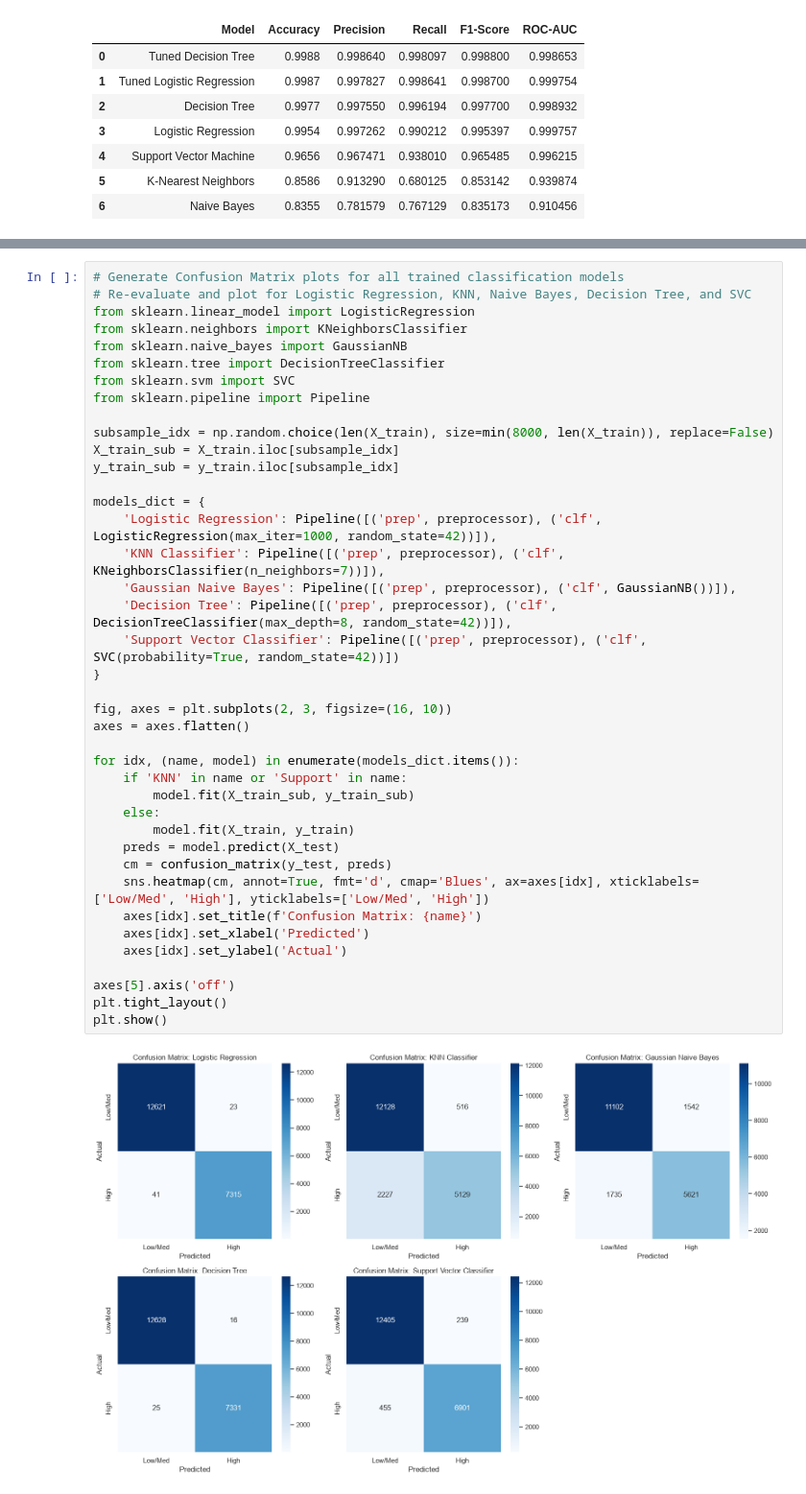
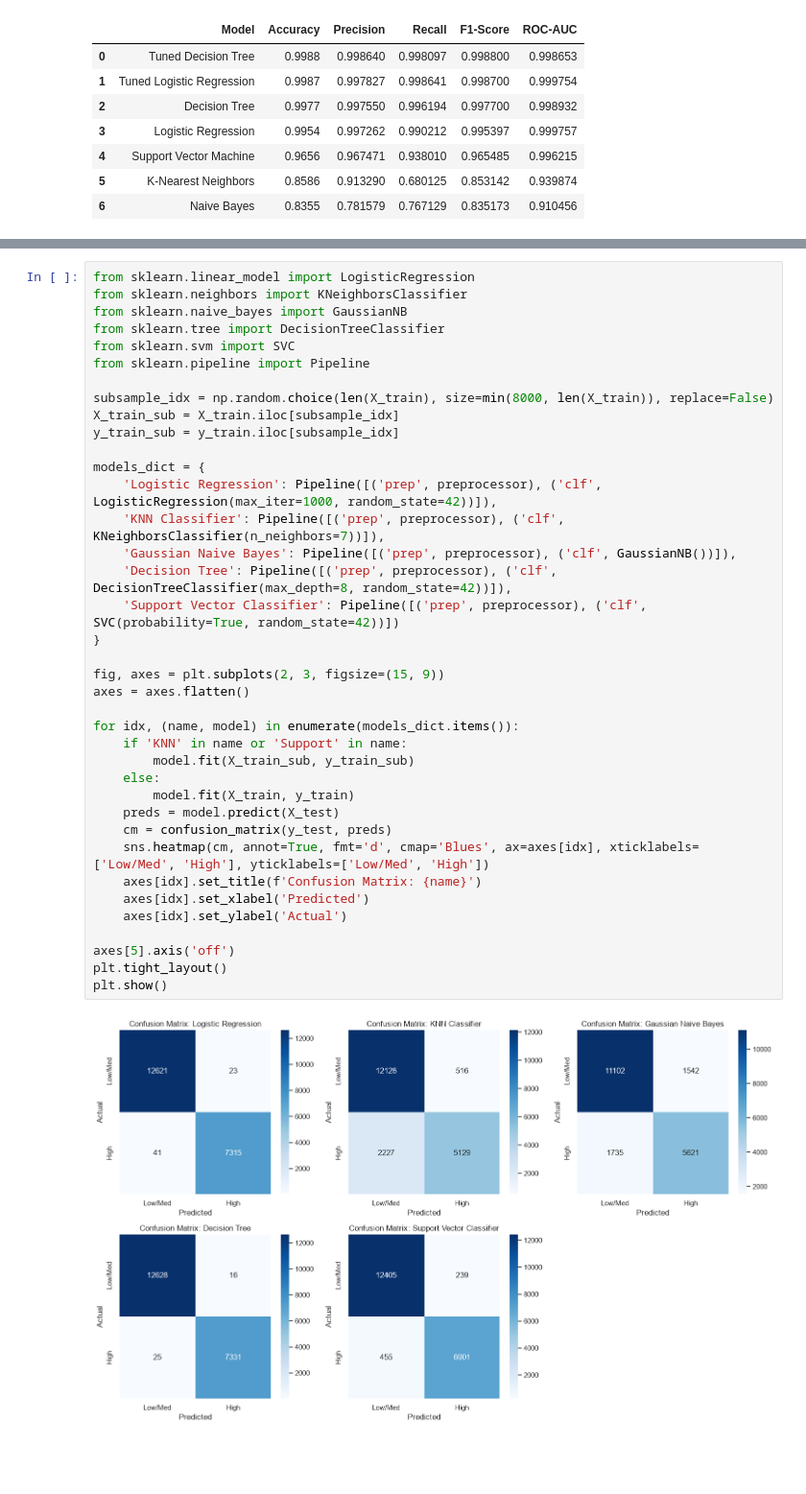
Before and after one commit to hemu1196/Healthcare-Insurance-Cost-Prediction, a Jupyter notebook: notebooks/classification.ipynb, the cells around one changed output, grey strips where cells are left out. Shown at 96% size. Drawn from its saved outputs; the diff is of its cells as text; blank space fills up the shorter version.

```diff
--- a/notebooks/classification.ipynb
+++ b/notebooks/classification.ipynb
@@ -105,6 +104,4 @@ df_results
 # %%
-# Generate Confusion Matrix plots for all trained classification models
-# Re-evaluate and plot for Logistic Regression, KNN, Naive Bayes, Decision Tree, and SVC
 from sklearn.linear_model import LogisticRegression
 from sklearn.neighbors import KNeighborsClassifier
 from sklearn.naive_bayes import GaussianNB
@@ -115,32 +112,32 @@ from sklearn.pipeline import Pipeline
 subsample_idx = np.random.choice(len(X_train), size=min(8000, len(X_train)), replace=False)
 X_train_sub = X_train.iloc[subsample_idx]
 y_train_sub = y_train.iloc[subsample_idx]
 
 models_dict = {
     'Logistic Regression': Pipeline([('prep', preprocessor), ('clf', LogisticRegression(max_iter=1000, random_state=42))]),
     'KNN Classifier': Pipeline([('prep', preprocessor), ('clf', KNeighborsClassifier(n_neighbors=7))]),
     'Gaussian Naive Bayes': Pipeline([('prep', preprocessor), ('clf', GaussianNB())]),
     'Decision Tree': Pipeline([('prep', preprocessor), ('clf', DecisionTreeClassifier(max_depth=8, random_state=42))]),
     'Support Vector Classifier': Pipeline([('prep', preprocessor), ('clf', SVC(probability=True, random_state=42))])
 }
 
-fig, axes = plt.subplots(2, 3, figsize=(16, 10))
+fig, axes = plt.subplots(2, 3, figsize=(15, 9))
 axes = axes.flatten()
 
 for idx, (name, model) in enumerate(models_dict.items()):
     if 'KNN' in name or 'Support' in name:
         model.fit(X_train_sub, y_train_sub)
     else:
         model.fit(X_train, y_train)
     preds = model.predict(X_test)
     cm = confusion_matrix(y_test, preds)
     sns.heatmap(cm, annot=True, fmt='d', cmap='Blues', ax=axes[idx], xticklabels=['Low/Med', 'High'], yticklabels=['Low/Med', 'High'])
     axes[idx].set_title(f'Confusion Matrix: {name}')
     axes[idx].set_xlabel('Predicted')
     axes[idx].set_ylabel('Actual')
 
 axes[5].axis('off')
 plt.tight_layout()
 plt.show()
 # %% [output]
-[figure, old version]
+[figure, new version]
```
Also changed, not shown: parts of 18 cells of this notebook, 4 other files.
